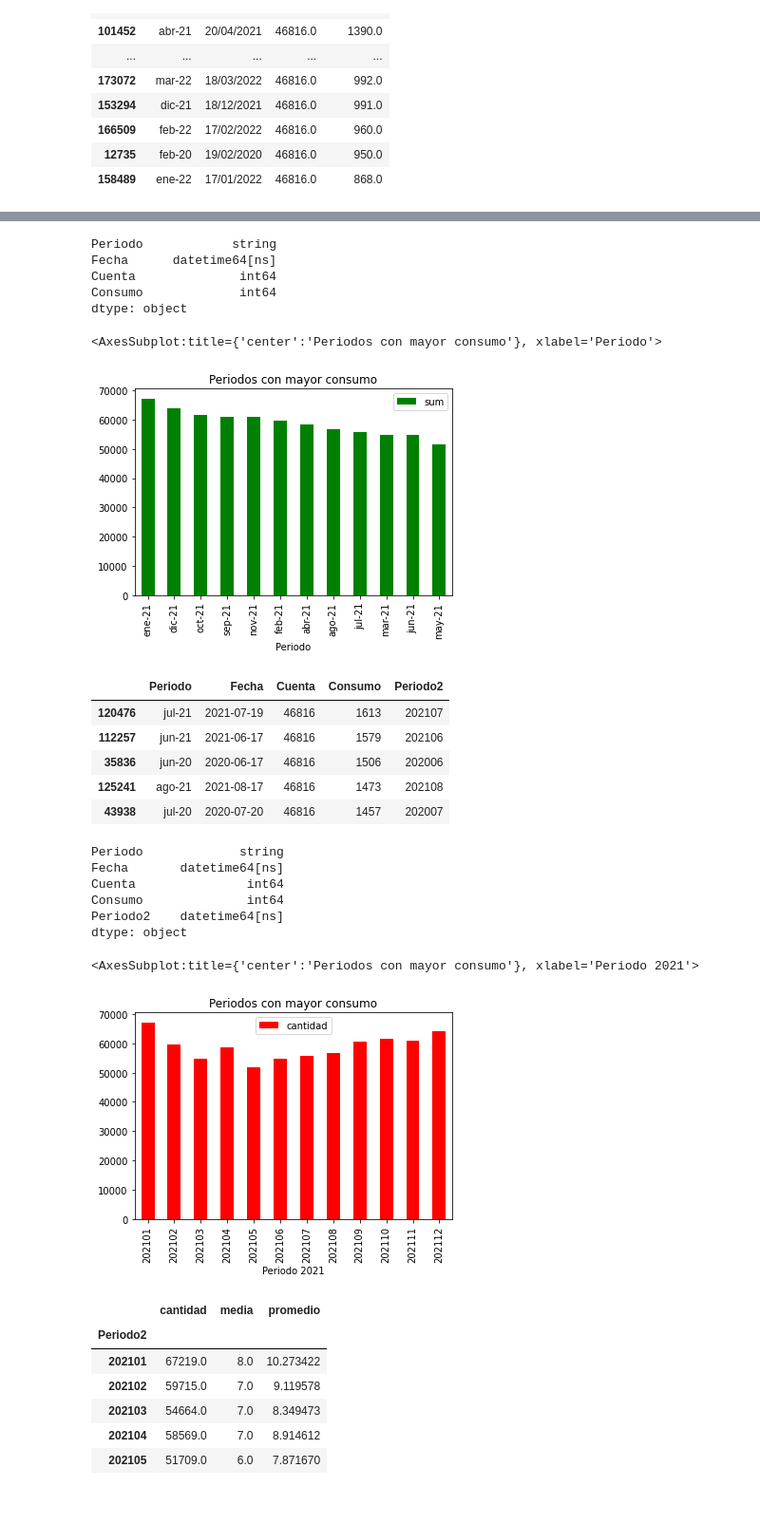
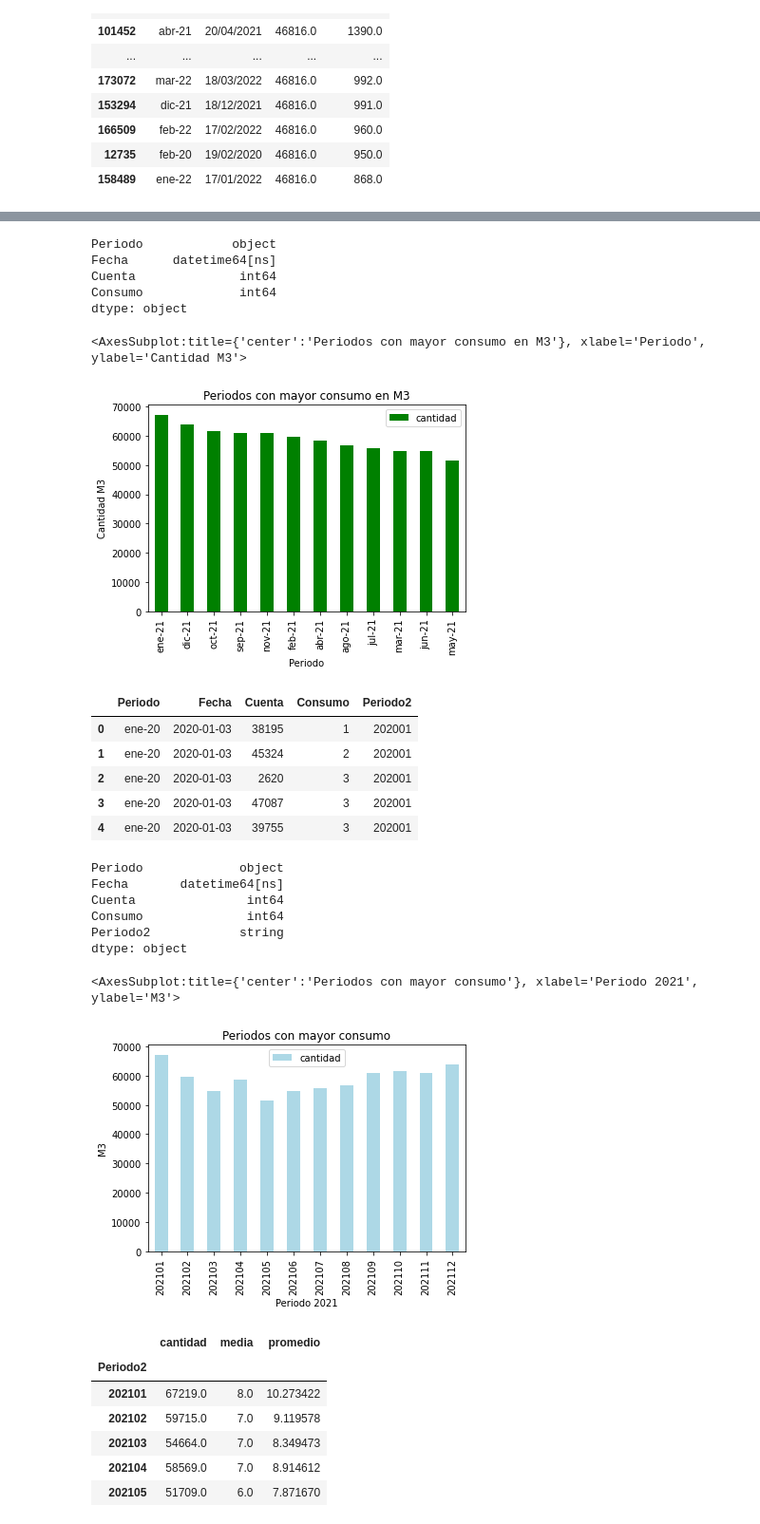
Before and after one commit to miguelsquillari/coop_hidrica, a Jupyter notebook: coop_hidrica.ipynb, the cells around one changed output, grey strips where cells are left out. Shown: that part at 95% size. Drawn from its saved outputs; the diff is of its cells as text; code cells hidden in the pictures.

```diff
--- a/coop_hidrica.ipynb
+++ b/coop_hidrica.ipynb
@@ -112,18 +103,23 @@ display(d)
 # %%
-pd.to_datetime(train_consumo.Fecha, format="%d/%m/%y")
+train_consumo["Fecha"] = train_consumo["Fecha"].astype(str)
+#train_consumo["Fecha"] = train_consumo["Fecha"].astype("datetime64[ns]")
+train_consumo['Fecha'] = pd.to_datetime(train_consumo['Fecha'], format="%d/%m/%Y")
 #train_consumo["Fecha"] = train_consumo["Fecha"].astype("datetime64[ns]")
 train_consumo.dtypes
 # %% [output]
-Periodo            string
+Periodo            object
 Fecha      datetime64[ns]
 Cuenta              int64
 Consumo             int64
 dtype: object
 # %%
-train_consumo.where((train_consumo.Fecha > '01/01/2021') & (train_consumo.Fecha < '31/12/2021')).groupby(by=['Periodo']).Consumo.agg(['sum']).sort_values(by='sum', ascending=False).head(12).plot(kind="bar", title="Periodos con mayor consumo", color="green")
+train_consumo.where((train_consumo.Fecha > '01/01/2021') & (train_consumo.Fecha < '31/12/2021'))\
+    .groupby(by=['Periodo']).Consumo.agg(cantidad=('sum'))\
+        .sort_values(by='cantidad', ascending=False).head(12)\
+            .plot(kind="bar", title="Periodos con mayor consumo en M3", color="green",ylabel="Cantidad M3" )
 # %% [output]
-<AxesSubplot:title={'center':'Periodos con mayor consumo'}, xlabel='Periodo'>
+<AxesSubplot:title={'center':'Periodos con mayor consumo en M3'}, xlabel='Periodo', ylabel='Cantidad M3'>
-[figure, old version]
+[figure, new version]
 # %%
 # creo la columna periodo2 con mes y año
 train_consumo['Periodo2'] = train_consumo['Fecha']
@@ -133,31 +129,31 @@ train_consumo['Periodo2'] = train_consumo['Periodo2'].str.slice(start=0, stop=6)
 display(train_consumo.head(5))
 # %% [output]
 |  | Periodo | Fecha | Cuenta | Consumo | Periodo2 |
-| 120476 | jul-21 | 2021-07-19 | 46816 | 1613 | 202107 |
-| 112257 | jun-21 | 2021-06-17 | 46816 | 1579 | 202106 |
-| 35836 | jun-20 | 2020-06-17 | 46816 | 1506 | 202006 |
-| 125241 | ago-21 | 2021-08-17 | 46816 | 1473 | 202108 |
-| 43938 | jul-20 | 2020-07-20 | 46816 | 1457 | 202007 |
+| 0 | ene-20 | 2020-01-03 | 38195 | 1 | 202001 |
+| 1 | ene-20 | 2020-01-03 | 45324 | 2 | 202001 |
+| 2 | ene-20 | 2020-01-03 | 2620 | 3 | 202001 |
+| 3 | ene-20 | 2020-01-03 | 47087 | 3 | 202001 |
+| 4 | ene-20 | 2020-01-03 | 39755 | 3 | 202001 |
 # %%
 train_consumo.dtypes
 # %% [output]
-Periodo             string
+Periodo             object
 Fecha       datetime64[ns]
 Cuenta               int64
 Consumo              int64
-Periodo2    datetime64[ns]
+Periodo2            string
 dtype: object
 # %%
 # Analizamos el 2021 ya que tenemos el año completo.
 
 train_consumo.sort_values("Fecha")
 train_consumo.where((train_consumo.Fecha > '01/01/2021') & (train_consumo.Fecha < '31/12/2021')).groupby(by=['Periodo2'])\
     .Consumo.agg( cantidad=('sum'))\
         .head(12)\
-            .plot(kind="bar", title="Periodos con mayor consumo", color="red", xlabel='Periodo 2021')
+            .plot(kind="bar", title="Periodos con mayor consumo", color="lightblue", xlabel='Periodo 2021', ylabel="Cantidad M3")
 # %% [output]
-<AxesSubplot:title={'center':'Periodos con mayor consumo'}, xlabel='Periodo 2021'>
+<AxesSubplot:title={'center':'Periodos con mayor consumo'}, xlabel='Periodo 2021', ylabel='M3'>
-[figure, old version]
+[figure, new version]
 # %%
 train_consumo.sort_values("Fecha")
 display(train_consumo.where((train_consumo.Fecha > '01/01/2021') & (train_consumo.Fecha < '31/12/2021')).groupby(by=['Periodo2'])\
```
Also changed, not shown: parts of 8 cells of this notebook.
